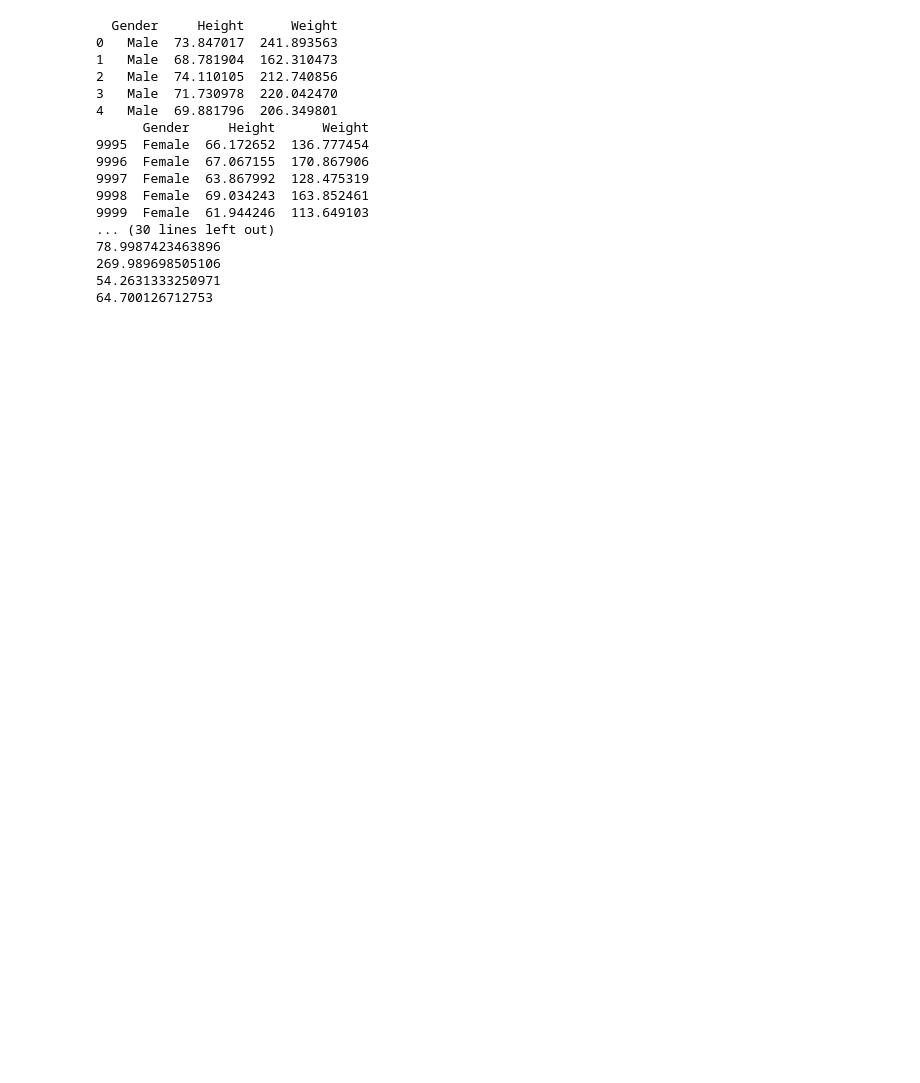
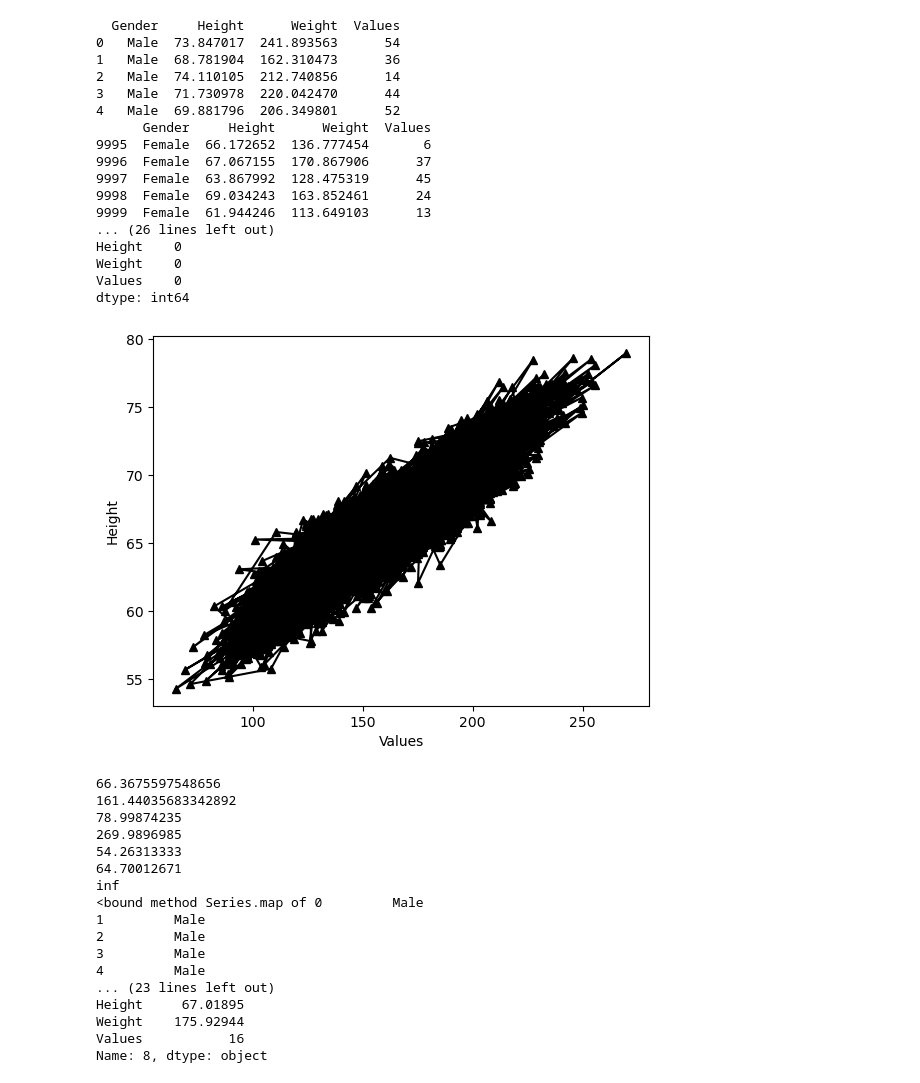
Before and after one commit to bhavanibonu/Mini_Project, a Jupyter notebook: mini project by bhavani_indu.ipynb, the cells around one changed output. Saved outputs shown, nothing was run; the diff lists cells and outputs as text; code cells hidden in the pictures; blank space fills up the shorter version.

```diff
--- a/mini project by bhavani_indu.ipynb
+++ b/mini project by bhavani_indu.ipynb
@@ -1,43 +1,78 @@
 # %%
 import pandas as pd
 import matplotlib.pyplot as plt
+from functools import reduce
 bbb=pd.read_csv("C:/Users/bhava/OneDrive/Pictures/Desktop/GPTC/5th SEM/EXCEL/weight-height.csv")
+row_to_display=bbb.iloc[8]
 print(bbb.head(5))
 print(bbb.tail(5))
 print(bbb.shape)
 print(bbb.info())
 print(bbb.index)
 print(bbb.columns)
 print(bbb.describe())
+rd = reduce(lambda x,y:x*y, bbb["Weight"])
 print(bbb.keys())
+bbb.pivot(columns ='Height')
+bbb.melt()
+def greater_than(n):
+    return n>33
+It=list(filter(lambda x:greater_than(x), bbb["Values"]))
+sq=bbb["Gender"].map
 print(bbb.isnull().sum())
+plt.plot(bbb['Weight'],bbb['Height'],'^-',color='k')
+plt.xlabel("Values");plt.ylabel("Height")
+plt.show()
 sib_bbb=bbb['Height'].mean()
 print(sib_bbb)
 sib_bbi=bbb['Weight'].mean()
 print(sib_bbi)
 max_bbb=bbb['Height'].max()
 print(max_bbb)
 max_bbi=bbb['Weight'].max()
 print(max_bbi)
 min_bbb=bbb['Height'].min()
 print(min_bbb)
 min_bbi=bbb['Weight'].min()
 print(min_bbi)
+print(rd)
+print(sq)
+print(bbb)
+print(It)
+print(row_to_display)
 # %% [output]
-  Gender     Height      Weight
-0   Male  73.847017  241.893563
-1   Male  68.781904  162.310473
-2   Male  74.110105  212.740856
-3   Male  71.730978  220.042470
-4   Male  69.881796  206.349801
-      Gender     Height      Weight
-9995  Female  66.172652  136.777454
-9996  Female  67.067155  170.867906
-9997  Female  63.867992  128.475319
-9998  Female  69.034243  163.852461
-9999  Female  61.944246  113.649103
-... (30 lines left out)
-78.9987423463896
-269.989698505106
-54.2631333250971
-64.700126712753
+  Gender     Height      Weight  Values
+0   Male  73.847017  241.893563      54
+1   Male  68.781904  162.310473      36
+2   Male  74.110105  212.740856      14
+3   Male  71.730978  220.042470      44
+4   Male  69.881796  206.349801      52
+      Gender     Height      Weight  Values
+9995  Female  66.172652  136.777454       6
+9996  Female  67.067155  170.867906      37
+9997  Female  63.867992  128.475319      45
+9998  Female  69.034243  163.852461      24
+9999  Female  61.944246  113.649103      13
+... (26 lines left out)
+Height    0
+Weight    0
+Values    0
+dtype: int64
+[figure, added]
+66.3675597548656
+161.44035683342892
+78.99874235
+269.9896985
+54.26313333
+64.70012671
+inf
+<bound method Series.map of 0         Male
+1         Male
+2         Male
+3         Male
+4         Male
+... (23 lines left out)
+Height     67.01895
+Weight    175.92944
+Values           16
+Name: 8, dtype: object
```
Also changed, not shown: parts of 21 cells of this notebook.
